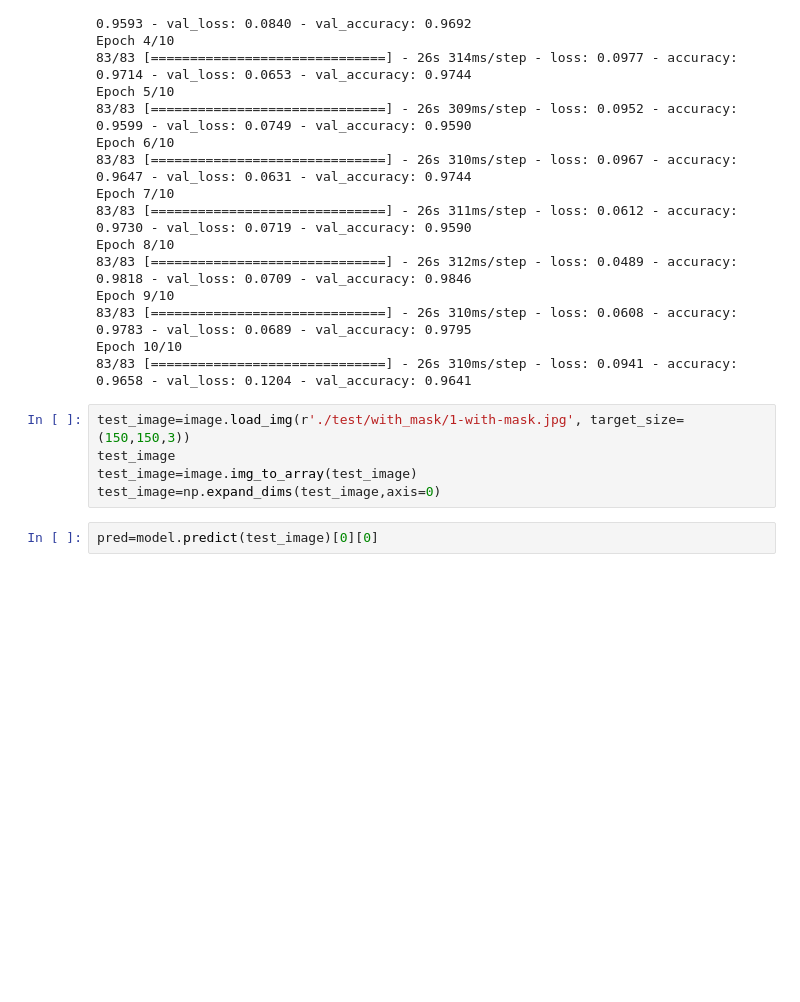
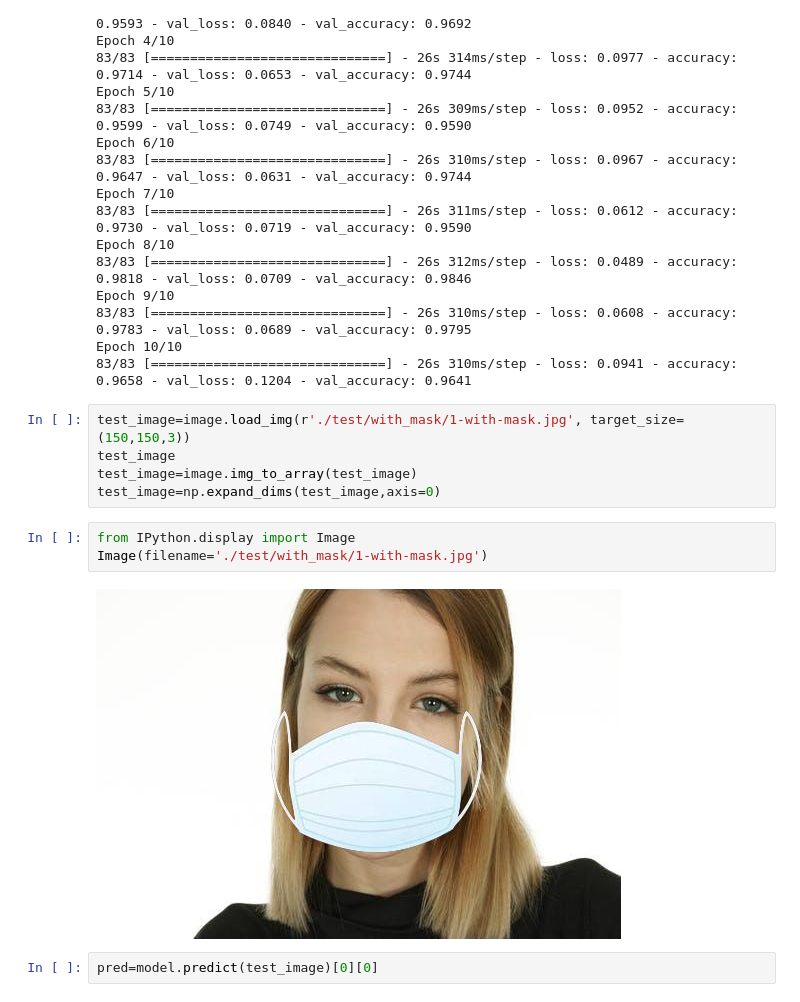
Before and after one commit to kotavishnu/aiml, a Jupyter notebook: facemask/facemask.ipynb, the cells around one changed output. Drawn from its saved outputs; the diff is of its cells as text; blank space fills up the shorter version.

Commit message:
Updated with sample images
Updated with sample images

```diff
--- a/facemask/facemask.ipynb
+++ b/facemask/facemask.ipynb
@@ -101,6 +101,11 @@ test_image=image.load_img(r'./test/with_mask/1-with-mask.jpg', target_size=(150,
 test_image
 test_image=image.img_to_array(test_image)
 test_image=np.expand_dims(test_image,axis=0)
+# %%
+from IPython.display import Image
+Image(filename='./test/with_mask/1-with-mask.jpg')
+# %% [output]
+[figure, added]
 # %%
 pred=model.predict(test_image)[0][0]
 # %%
```
Also changed, not shown: parts of 4 cells of this notebook.
